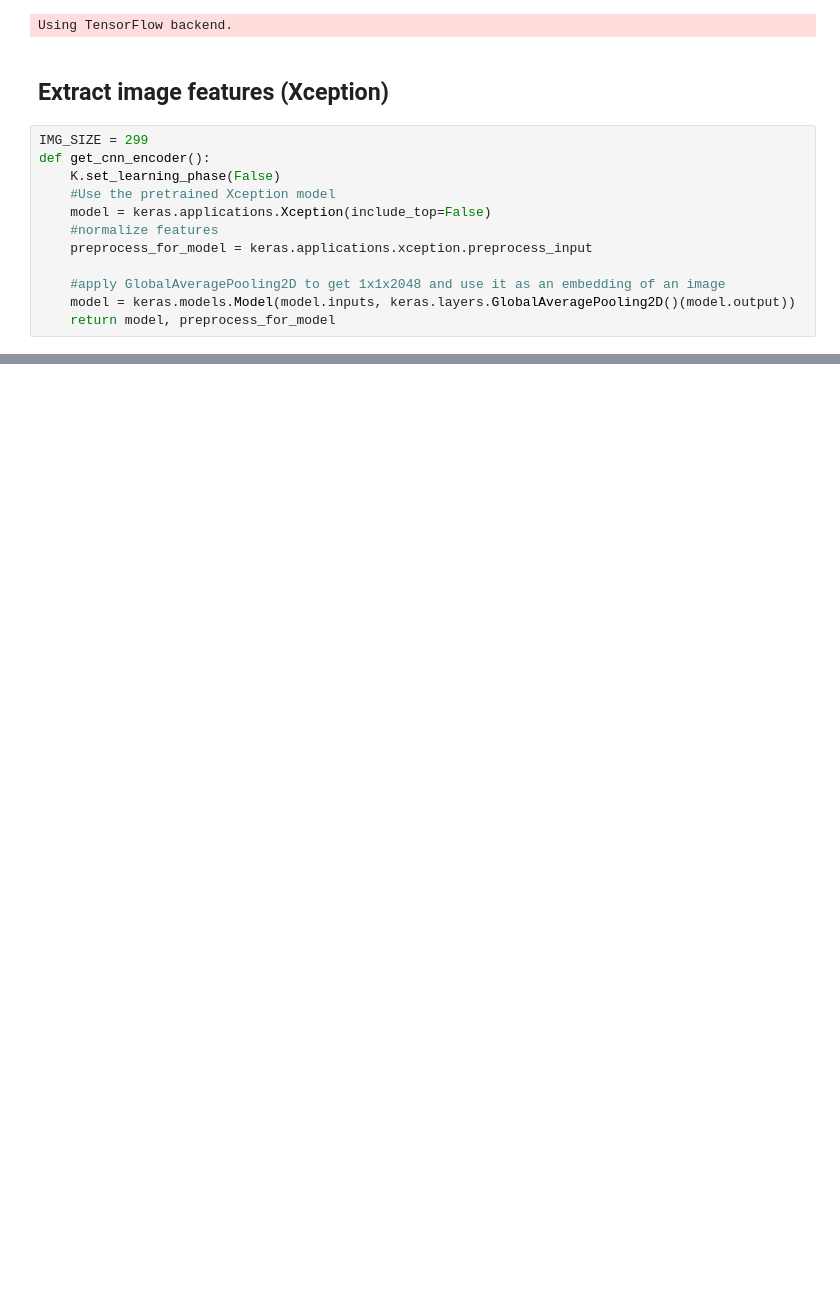
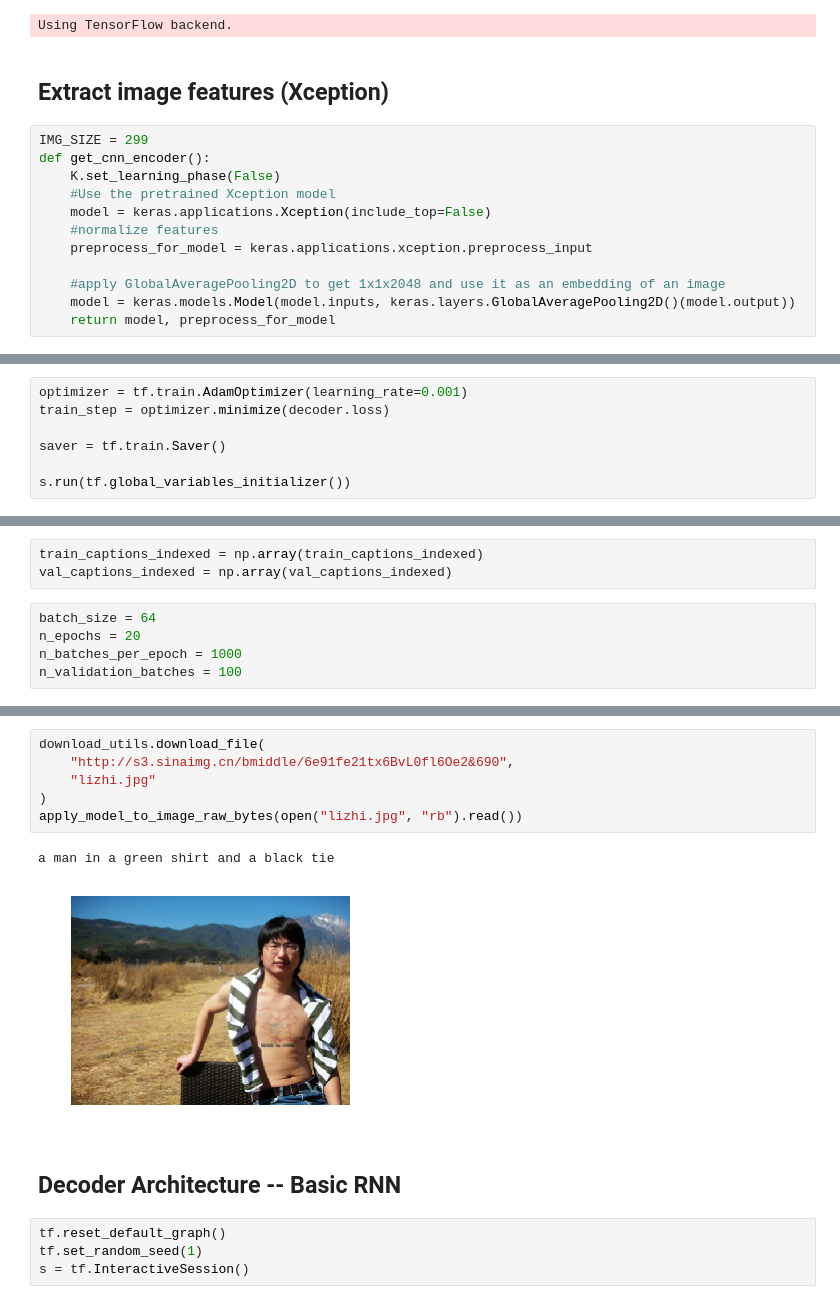
Before and after one commit to allenlsj/spdl18, a Jupyter notebook: Xception/Xception.ipynb, the cells around one changed output, grey strips where cells are left out. Cells and saved outputs as stored; diff of their text form; blank space fills up the shorter version.

```diff
--- a/Xception/Xception.ipynb
+++ b/Xception/Xception.ipynb
@@ -76,0 +425,7 @@ list(filter(lambda x: x.endswith("_sample.zip"), os.listdir(".")))
+# %%
+optimizer = tf.train.AdamOptimizer(learning_rate=0.001)
+train_step = optimizer.minimize(decoder.loss)
+
+saver = tf.train.Saver()
+
+s.run(tf.global_variables_initializer())
@@ -76,0 +434,8 @@ list(filter(lambda x: x.endswith("_sample.zip"), os.listdir(".")))
+# %%
+train_captions_indexed = np.array(train_captions_indexed)
+val_captions_indexed = np.array(val_captions_indexed)
+# %%
+batch_size = 64
+n_epochs = 20
+n_batches_per_epoch = 1000
+n_validation_batches = 100
@@ -76,0 +573,15 @@ list(filter(lambda x: x.endswith("_sample.zip"), os.listdir(".")))
+# %%
+download_utils.download_file(
+    "http://s3.sinaimg.cn/bmiddle/6e91fe21tx6BvL0fl6Oe2&690",
+    "lizhi.jpg"
+)
+apply_model_to_image_raw_bytes(open("lizhi.jpg", "rb").read())
+# %% [output]
+a man in a green shirt and a black tie
+[figure, added]
+# %% [markdown]
+## Decoder Architecture -- Basic RNN
+# %%
+tf.reset_default_graph()
+tf.set_random_seed(1)
+s = tf.InteractiveSession()
```
Also changed, not shown: parts of 45 cells of this notebook.
